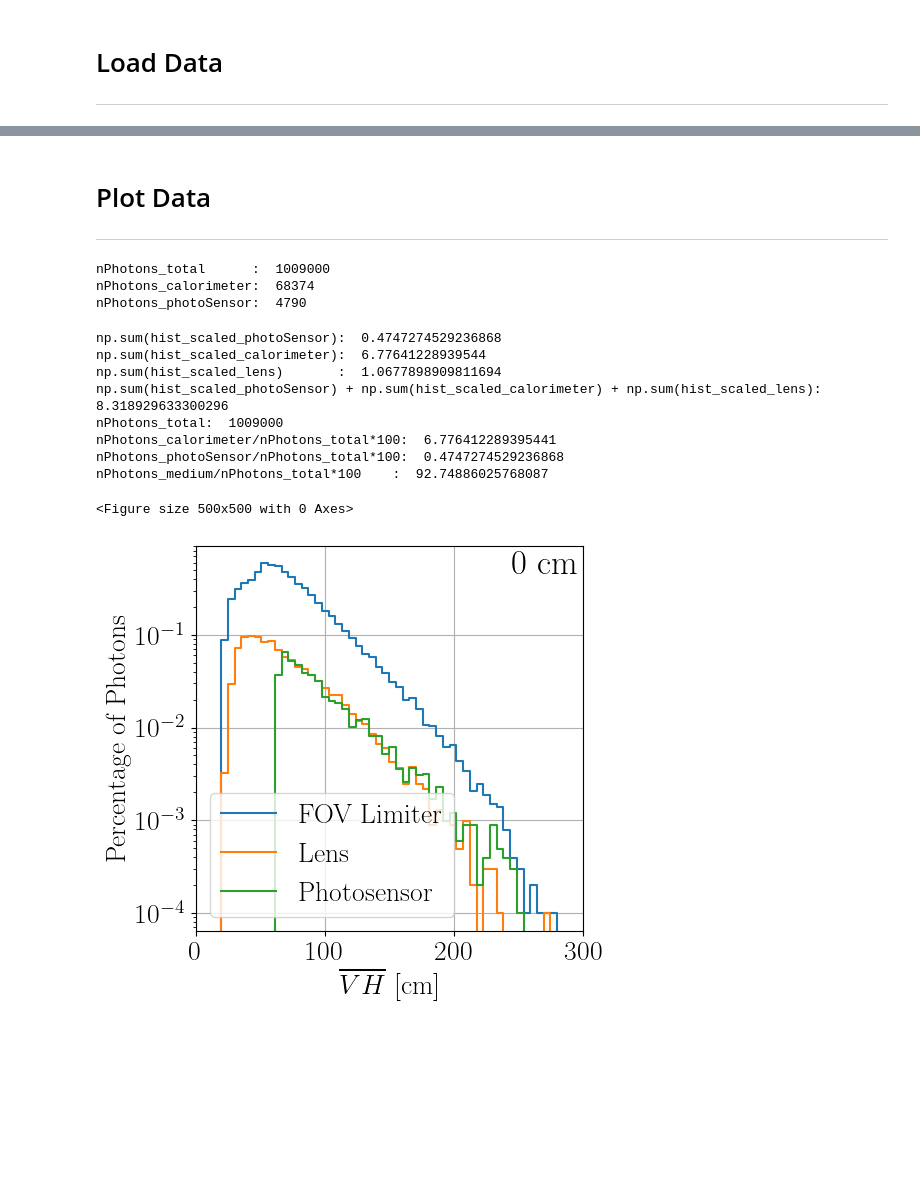
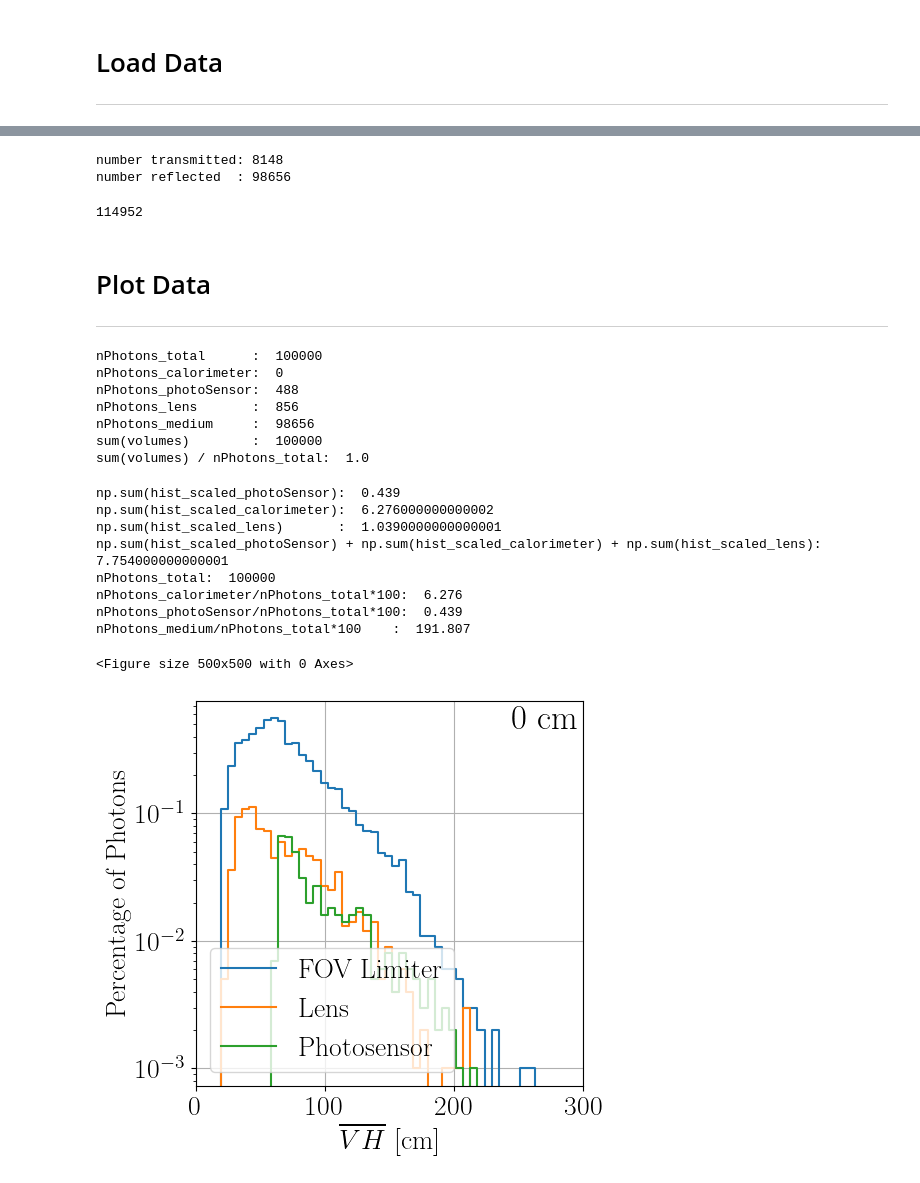
Before and after one commit to Noah-Everett/DSPS-Detector, a Jupyter notebook: analysis/transmissionAnalysis.ipynb, the cells around one changed output, grey strips where cells are left out. Saved outputs shown, nothing was run; the diff lists cells and outputs as text; code cells hidden in the pictures; blank space fills up the shorter version.

```diff
--- a/analysis/transmissionAnalysis.ipynb
+++ b/analysis/transmissionAnalysis.ipynb
@@ -128,6 +131,35 @@ df_lens_hits = df_lens_hits[df_lens_hits['transmittance'] != True]
 
 df_lens_hits['position_delta'] = [np.array(pi) - np.array(pa) for pi, pa in zip(df_lens_hits['position_initial'], df_lens_hits['position_absolute'])]
 df_lens_hits['position_delta_r'] = np.linalg.norm(np.array(df_lens_hits['position_delta'].tolist()), axis=1)
+# %%
+tree = file_input_uproot['medium_hits;1']
+data_medium = {
+    'position_initial': list(zip(
+        tree['medium_hits_position_initial_x'].array(),
+        tree['medium_hits_position_initial_y'].array(),
+        tree['medium_hits_position_initial_z'].array()
+    )),
+    'position_absolute': list(zip(
+        tree['medium_hits_position_absolute_x'].array(),
+        tree['medium_hits_position_absolute_y'].array(),
+        tree['medium_hits_position_absolute_z'].array()
+    )),
+    # 'process': tree['medium_hits_process'].array(),
+    'transmittance': tree['medium_hits_transmittance'].array()
+}
+
+df_medium_hits = pd.DataFrame(data_medium)
+
+print('number transmitted:', len(df_medium_hits[df_medium_hits['transmittance'] == True]))
+print('number reflected  :', len(df_medium_hits[df_medium_hits['transmittance'] == False]))
+
+df_medium_hits = df_medium_hits[df_medium_hits['transmittance'] != True]
+
+df_medium_hits['position_delta'] = [np.array(pi) - np.array(pa) for pi, pa in zip(df_medium_hits['position_initial'], df_medium_hits['position_absolute'])]
+df_medium_hits['position_delta_r'] = np.linalg.norm(np.array(df_medium_hits['position_delta'].tolist()), axis=1)
+# %% [output]
+number transmitted: 8148
+number reflected  : 98656
 # %%
 tree = file_input_uproot['photon;1']
 data_photon = {
@@ -135,6 +167,9 @@ data_photon = {
 }
 
 df_photon = pd.DataFrame(data_photon)
+print(len(df_photon))
+# %% [output]
+114952
 # %% [markdown]
 # Plot Data
 <hr style="border: none; height: 5px; background-color: white; margin-top: 0px; margin-bottom: 0px;">
@@ -142,22 +177,32 @@ df_photon = pd.DataFrame(data_photon)
 nPhotons_total = np.sum(df_photon['photon_stepNumber'].values == 1)
 nPhotons_calorimeter = len(df_calorimeter_hits)
 nPhotons_photoSensor = len(df_photoSensor_hits)
-nPhotons_medium = nPhotons_total - nPhotons_calorimeter - nPhotons_photoSensor
+nPhotons_lens        = len(df_lens_hits)
+nPhotons_medium      = len(df_medium_hits)
 
 print("nPhotons_total      : ", nPhotons_total)
 print("nPhotons_calorimeter: ", nPhotons_calorimeter)
 print("nPhotons_photoSensor: ", nPhotons_photoSensor)
+print("nPhotons_lens       : ", nPhotons_lens)
+print("nPhotons_medium     : ", nPhotons_medium)
+print("sum(volumes)        : ", nPhotons_calorimeter + nPhotons_photoSensor + nPhotons_lens + nPhotons_medium)
+print('sum(volumes) / nPhotons_total: ', (nPhotons_calorimeter + nPhotons_photoSensor + nPhotons_lens + nPhotons_medium) / nPhotons_total)
 # %% [output]
-nPhotons_total      :  1009000
-nPhotons_calorimeter:  68374
-nPhotons_photoSensor:  4790
+nPhotons_total      :  100000
+nPhotons_calorimeter:  0
+nPhotons_photoSensor:  488
+nPhotons_lens       :  856
+nPhotons_medium     :  98656
+sum(volumes)        :  100000
+sum(volumes) / nPhotons_total:  1.0
 # %%
 nBins = 50
 scale = 10
 
 _, _, _, bins = get_PDF(np.concatenate((df_calorimeter_hits['position_delta_r'],
                                         df_photoSensor_hits['position_delta_r'],
-                                        df_lens_hits       ['position_delta_r'])), nBins=nBins)
+                                        df_lens_hits       ['position_delta_r'],
+                                        df_medium_hits     ['position_delta_r'])), nBins=nBins)
 
 PDF_photoSensor, hist_photoSensor, _, bins_photoSensor = get_PDF(df_photoSensor_hits['position_delta_r'], bins=bins, addStart=True, addEnd=True)
 PDF_calorimeter, hist_calorimeter, _, bins_calorimeter = get_PDF(df_calorimeter_hits['position_delta_r'], bins=bins, addStart=True, addEnd=True)
@@ -193,39 +238,39 @@ bins_center_lens        = [(bins_lens       [i] + bins_lens       [i+1])/2 for i
 
 fig, ax = plt.subplots(figsize=(5, 5))
 
 print('np.sum(hist_scaled_photoSensor): ', np.sum(hist_scaled_photoSensor))
 print('np.sum(hist_scaled_calorimeter): ', np.sum(hist_scaled_calorimeter))
 print('np.sum(hist_scaled_lens)       : ', np.sum(hist_scaled_lens))
 print('np.sum(hist_scaled_photoSensor) + np.sum(hist_scaled_calorimeter) + np.sum(hist_scaled_lens): ', np.sum(hist_scaled_photoSensor) + np.sum(hist_scaled_calorimeter) + np.sum(hist_scaled_lens))
 print('nPhotons_total: ', nPhotons_total)
 print('nPhotons_calorimeter/nPhotons_total*100: ', nPhotons_calorimeter/nPhotons_total*100)
 print('nPhotons_photoSensor/nPhotons_total*100: ', nPhotons_photoSensor/nPhotons_total*100)
 print('nPhotons_medium/nPhotons_total*100    : ', nPhotons_medium/nPhotons_total*100)
 
 ax.plot(np.array(bins_center_calorimeter)/scale, hist_scaled_calorimeter, label='FOV Limiter', drawstyle='steps')
 ax.plot(np.array(bins_center_lens       )/scale, hist_scaled_lens       , label='Lens'       , drawstyle='steps')
 ax.plot(np.array(bins_center_photoSensor)/scale, hist_scaled_photoSensor, label='Photosensor', drawstyle='steps')
 # ax.fill_between(bins_center_calorimeter, hist_scaled_calorimeter, 0, alpha=0.8)
 # ax.fill_between(bins_center_lens       , hist_scaled_lens       , 0, alpha=0.8)
 # ax.fill_between(bins_center_photoSensor, hist_scaled_photoSensor, 0, alpha=0.8)
 ax.set_xlabel(r'$\overline{VH}$ [cm]')
 ax.set_ylabel(r'Percentage of Photons')
 ax.set_xlim(xmin=0, xmax=300)
 # ax.set_ylim(ymin=0)
 ax.set_yscale('log')
 ax.text(0.99, 0.99, '0 cm', transform=ax.transAxes, ha='right', va='top', size=25)
 ax.legend(loc='lower left')
 ax.grid()
 # fig.savefig('../figures/transmittance_60cm_nolegend_v3.pdf', bbox_inches='tight')
 fig.show()
 # %% [output]
-np.sum(hist_scaled_photoSensor):  0.4747274529236868
-np.sum(hist_scaled_calorimeter):  6.77641228939544
-np.sum(hist_scaled_lens)       :  1.0677898909811694
-np.sum(hist_scaled_photoSensor) + np.sum(hist_scaled_calorimeter) + np.sum(hist_scaled_lens):  8.318929633300296
-nPhotons_total:  1009000
-nPhotons_calorimeter/nPhotons_total*100:  6.776412289395441
-nPhotons_photoSensor/nPhotons_total*100:  0.4747274529236868
-nPhotons_medium/nPhotons_total*100    :  92.74886025768087
+np.sum(hist_scaled_photoSensor):  0.439
+np.sum(hist_scaled_calorimeter):  6.276000000000002
+np.sum(hist_scaled_lens)       :  1.0390000000000001
+np.sum(hist_scaled_photoSensor) + np.sum(hist_scaled_calorimeter) + np.sum(hist_scaled_lens):  7.754000000000001
+nPhotons_total:  100000
+nPhotons_calorimeter/nPhotons_total*100:  6.276
+nPhotons_photoSensor/nPhotons_total*100:  0.439
+nPhotons_medium/nPhotons_total*100    :  191.807
 <Figure size 500x500 with 0 Axes>
-[figure, old version]
+[figure, new version]
```
Also changed, not shown: parts of 3 cells of this notebook, 16 other files.
